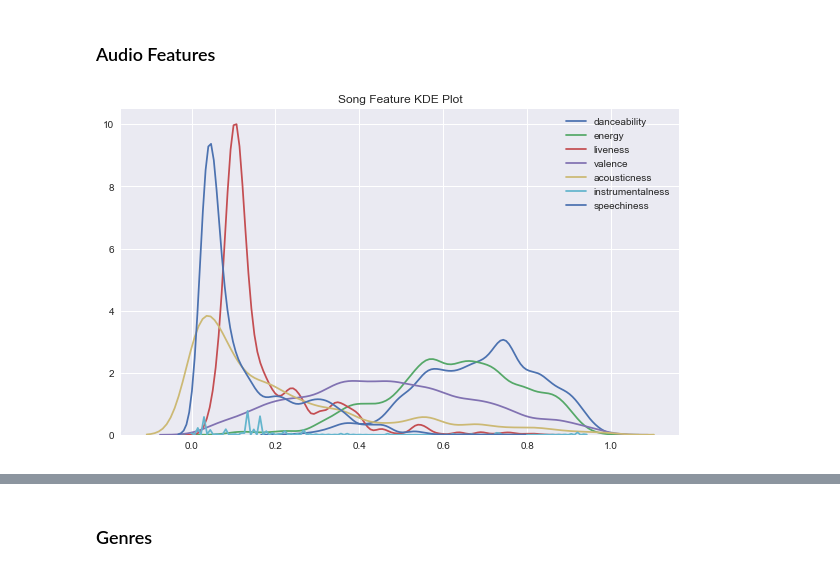
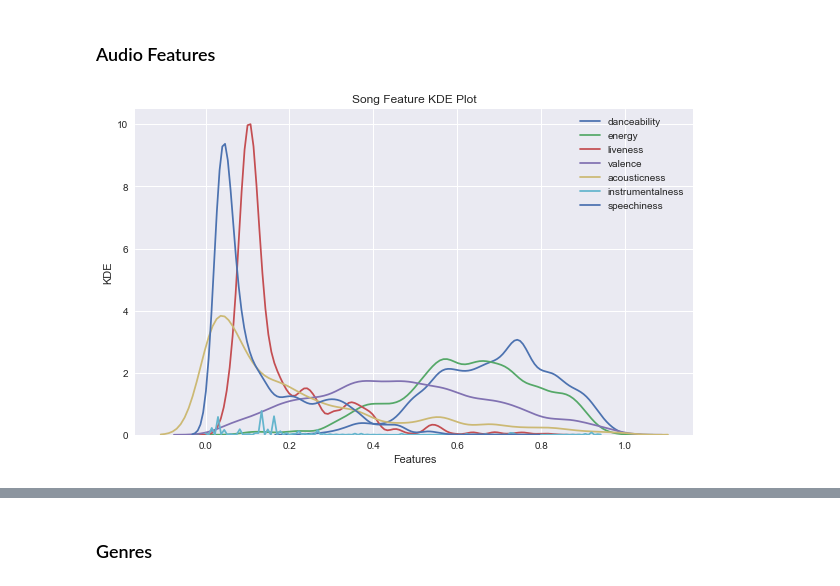
Before and after one commit to lcunningham24/Mod-5-Project, a Jupyter notebook: Final_Notebook.ipynb, the cells around one changed output, grey strips where cells are left out. Drawn from its saved outputs; the diff is of its cells as text; code cells hidden in the pictures.

```diff
--- a/Final_Notebook.ipynb
+++ b/Final_Notebook.ipynb
@@ -33,14 +33,19 @@ df['Peak.position'] = df['Weeks.on.chart'].fillna(df['Weekly.rank'])
 ### Audio Features
 # %%
 fig, ax = plt.subplots(figsize=[10,6])
+ax.set_xlabel('Features')
+ax.set_ylabel('KDE')
 sns.kdeplot(df['danceability'])
 sns.kdeplot(df['energy'])
 sns.kdeplot(df['liveness'])
 sns.kdeplot(df['valence'])
 sns.kdeplot(df['acousticness'])
 sns.kdeplot(df['instrumentalness'])
 sns.kdeplot(df['speechiness'])
 plt.title('Song Feature KDE Plot')
-plt.show()
+
+fig.savefig('audio_features.png')
+
+plt.show();
 # %% [output]
-[figure, old version]
+[figure, new version]
```
Also changed, not shown: parts of 29 cells of this notebook, 1 other file.
